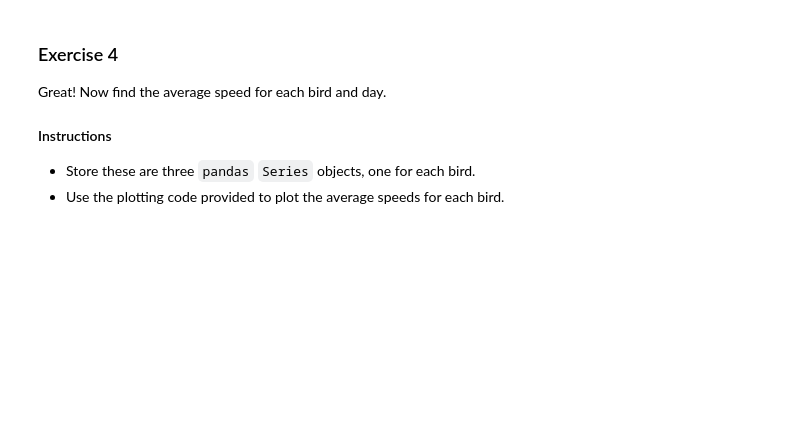
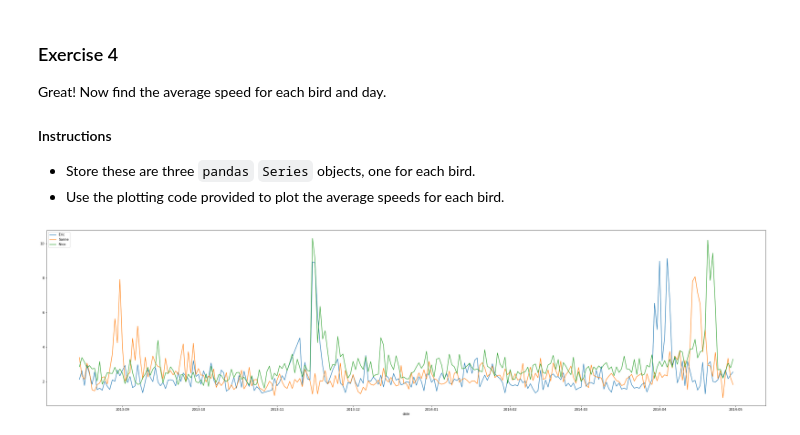
Before and after one commit to maby200/PythonForResearch, a Jupyter notebook: 4-week/5th-case/HW4-2.ipynb, the cells around one changed output. Saved outputs shown, nothing was run; the diff lists cells and outputs as text; code cells hidden in the pictures; blank space fills up the shorter version.

```diff
--- a/4-week/5th-case/HW4-2.ipynb
+++ b/4-week/5th-case/HW4-2.ipynb
@@ -52 +58,14 @@ In this exercise, we will group the flight times by date and calculate the mean
+# %%
+# Convert birddata.date_time to the `pd.datetime` format.
+birddata.date_time = pd.to_datetime(birddata.date_time)
+birddata.date_time
+
+# Create a new column of day of observation
+birddata["date"] = [dt.date() for dt in birddata.date_time]
+
+# Use `groupby()` to group the data by date.
+grouped_bydates = birddata.groupby('date')
+
+# Find the mean `altitude` for each date.
+mean_altitudes_perday = grouped_bydates.altitude.mean()
 # %%
@@ -67,12 +86,0 @@ Name: date, Length: 61920, dtype: datetime64[ns, UTC]
-# %%
-# Convert birddata.date_time to the `pd.datetime` format.
-birddata.date_time = pd.to_datetime(birddata.date_time)
-
-# Create a new column of day of observation
-birddata["date"] = birddata.date_time
-
-# Use `groupby()` to group the data by date.
-grouped_bydates = birddata.groupby('date')
-
-# Find the mean `altitude` for each date.
-mean_altitudes_perday = grouped_bydates.altitude.mean()
@@ -87,7 +93,7 @@ In this exercise, we will group the flight times by both bird and date, and calc
 - `birddata` already contains the `date` column. To find the average speed for each bird and day, create a new grouped dataframe called `grouped_birdday` that groups the data by both `bird_name` and date.
 # %%
 # Use `groupby()` to group the data by bird and date.
-grouped_birdday =
+grouped_birdday = birddata.groupby(['bird_name','date'])
 
 # Find the mean `altitude` for each bird and date.
-mean_altitudes_perday =
+mean_altitudes_perday = grouped_birdday['altitude'].mean()
@@ -103,12 +125,15 @@ Great! Now find the average speed for each bird and day.
 # %%
 import matplotlib.pyplot as plt
 
-eric_daily_speed  = # Enter your code here.
-sanne_daily_speed = # Enter your code here.
-nico_daily_speed  = # Enter your code here.
+eric_daily_speed  = grouped_birdday.speed_2d.mean()['Eric']
+sanne_daily_speed = grouped_birdday.speed_2d.mean()['Sanne']
+nico_daily_speed  = grouped_birdday.speed_2d.mean()['Nico']
 
+plt.figure(figsize=(40,10))
 eric_daily_speed.plot(label="Eric")
 sanne_daily_speed.plot(label="Sanne")
 nico_daily_speed.plot(label="Nico")
 plt.legend(loc="upper left")
 plt.show()
+# %% [output]
+[figure, added]
```
Also changed, not shown: parts of 5 cells of this notebook.
